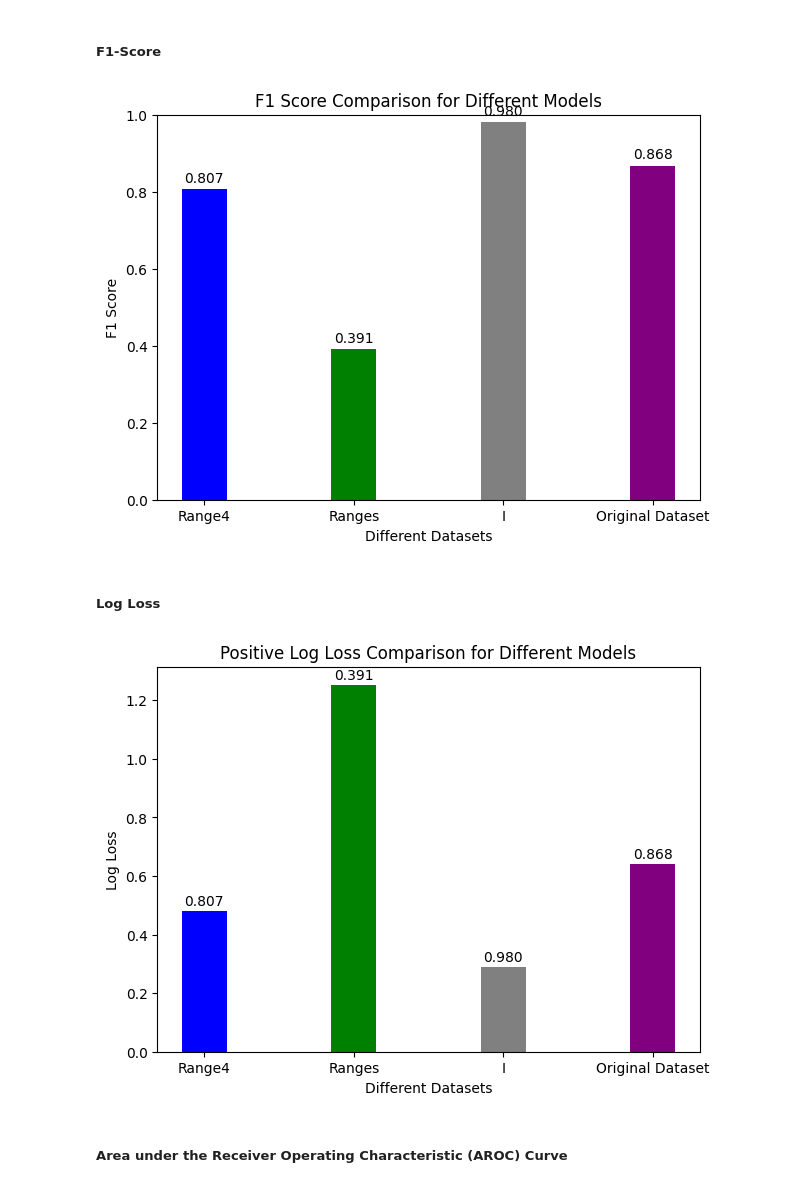
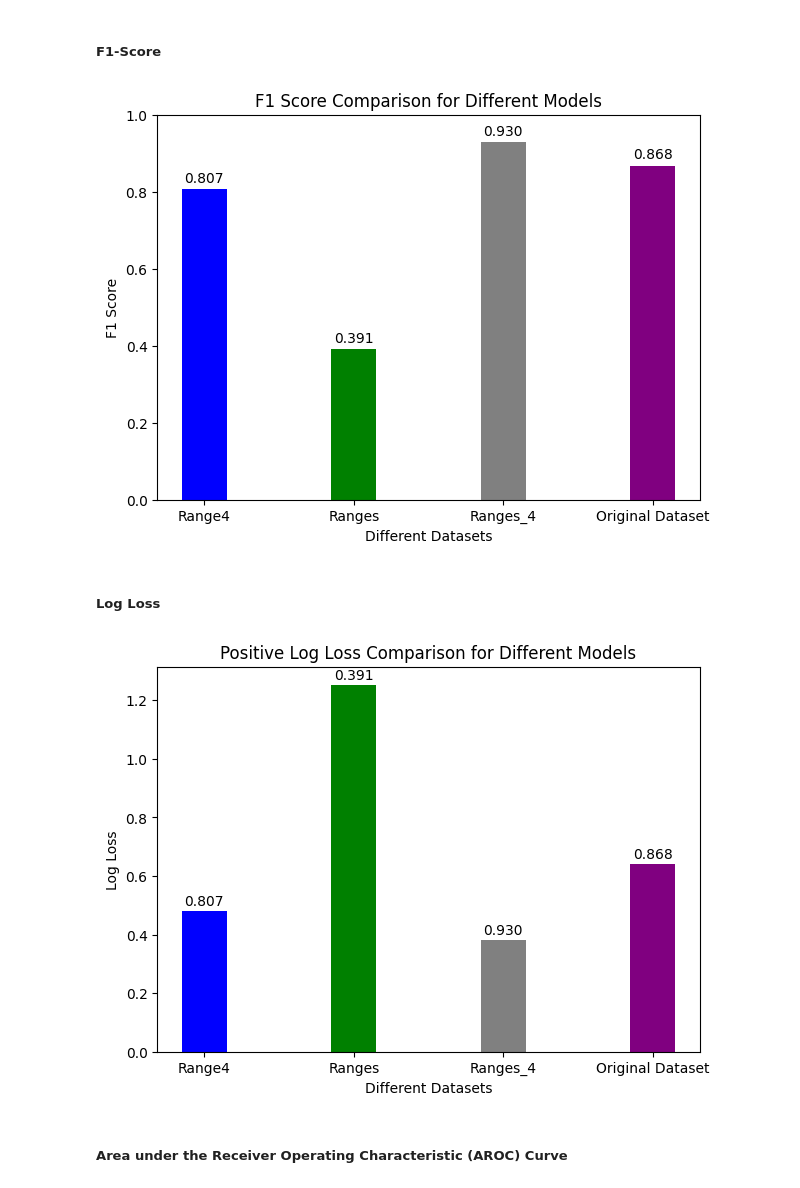
Before and after one commit to SarantisPapachrist/Diploma-Thesis, a Jupyter notebook: PV_dataset/Test_Cases_RF.ipynb, the cells around one changed output. Drawn from its saved outputs; the diff is of its cells as text; code cells hidden in the pictures.

```diff
--- a/PV_dataset/Test_Cases_RF.ipynb
+++ b/PV_dataset/Test_Cases_RF.ipynb
@@ -288,7 +295,7 @@ Training Log Loss for I: 0.2882528658057971
 import matplotlib.pyplot as plt
 %store -r accuracy
 
-accuracy_values = [accuracy_No_Range_4, accuracy_No_Range, accuracy_I]
+accuracy_values = [accuracy_No_Range_4, accuracy_No_Range, accuracy_Ranges_4]
 models_names = ['Range4', 'Ranges', 'Ranges_4']
 bar_width = 0.3
 
@@ -313,7 +320,7 @@ plt.show()
 ##### Precision
 # %%
 %store -r precision
-precision_values = [precision_No_Range_4, precision_No_Range, precision_I]
+precision_values = [precision_No_Range_4, precision_No_Range, precision_Ranges_4]
 models_names = ['Range4', 'Ranges', 'Ranges_4']
 bar_width = 0.3
 
@@ -340,7 +347,7 @@ plt.show()
 # %%
 %store -r recall
 
-recall_values = [recall_No_Range_4, recall_No_Range, recall_I]
+recall_values = [recall_No_Range_4, recall_No_Range, recall_Ranges_4]
 models_names = ['Range4', 'Ranges', 'Ranges_4']
 bar_width = 0.3
 
@@ -366,7 +373,7 @@ plt.show()
 # %%
 %store -r f1
 
-f1_values = [f1_No_Range_4, f1_No_Range, f1_I]
+f1_values = [f1_No_Range_4, f1_No_Range, f1_Ranges_4]
 models_names = ['Range4', 'Ranges', 'Ranges_4']
 bar_width = 0.3
 
@@ -387,32 +394,32 @@ for bar, value in zip(bars, f1_values):
 
 plt.show()
 # %% [output]
-[figure, old version]
+[figure, new version]
 # %% [markdown]
 ##### Log Loss
 # %%
 %store -r log_loss_value_test
 
-log_loss_values = [log_loss_value_No_Range_4, log_loss_value_No_Range, log_loss_value_I]
+log_loss_values = [log_loss_value_No_Range_4, log_loss_value_No_Range, log_loss_value_Ranges_4]
 models_names = ['Range4', 'Ranges', 'Ranges_4']
 bar_width = 0.3
 
 log_loss_values.append(log_loss_value_test)
 models_names.append('Original Dataset')
 
 plt.figure(figsize=(7, 5))
 bars = plt.bar(models_names, log_loss_values, color=['blue', 'green', 'grey', 'purple'], width=bar_width)
 plt.title('Positive Log Loss Comparison for Different Models')
 plt.xlabel('Different Datasets')
 plt.ylabel('Log Loss')
 
 for bar, value in zip(bars, f1_values):
     plt.text(bar.get_x() + bar.get_width() / 2, bar.get_height() + 0.01, f'{value:.3f}',
              ha='center', va='bottom', color='black')
 
 plt.show()
 # %% [output]
-[figure, old version]
+[figure, new version]
 # %% [markdown]
 ##### Area under the Receiver Operating Characteristic (AROC) Curve
 # %%
```
Also changed, not shown: parts of 9 cells of this notebook.
